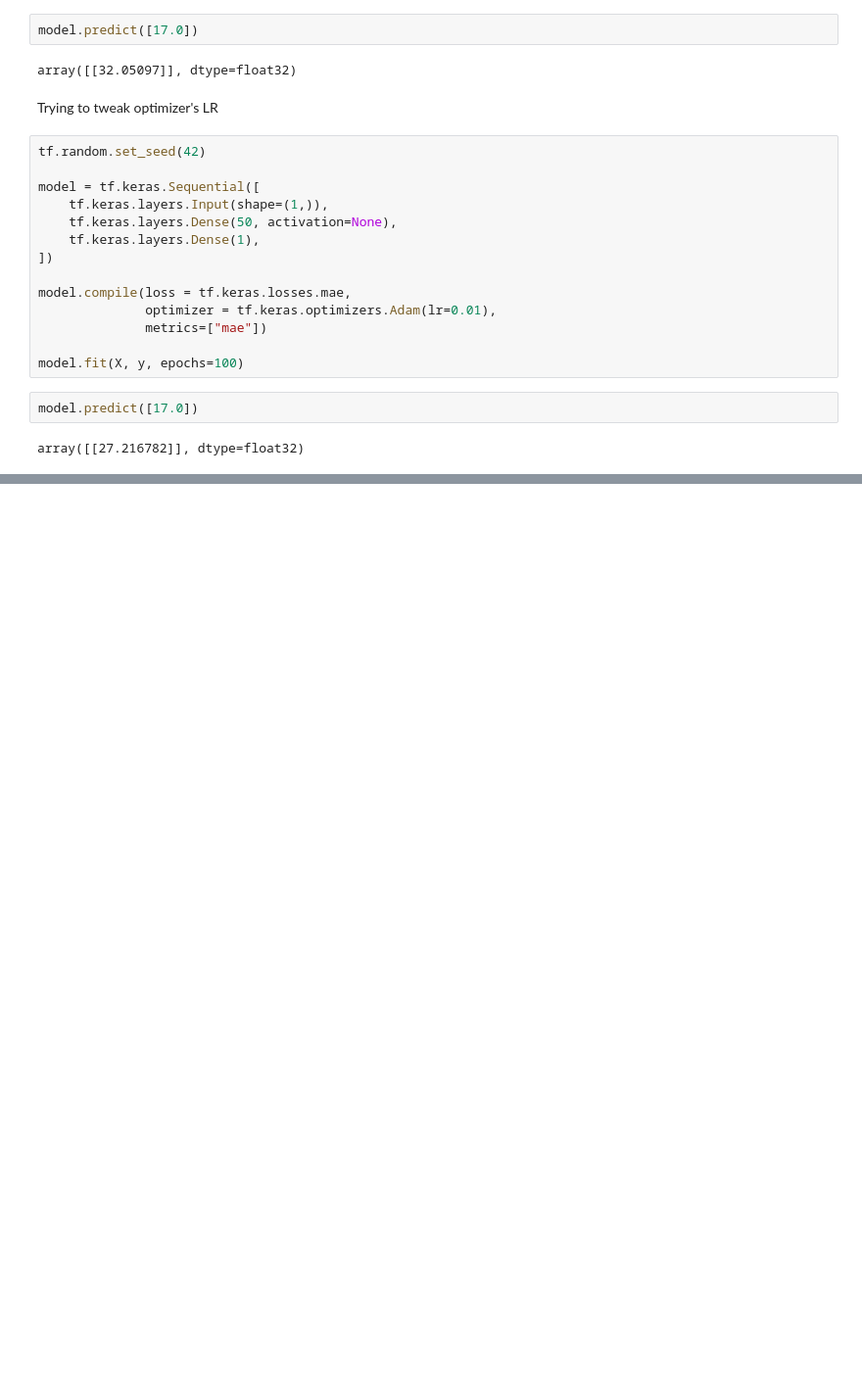
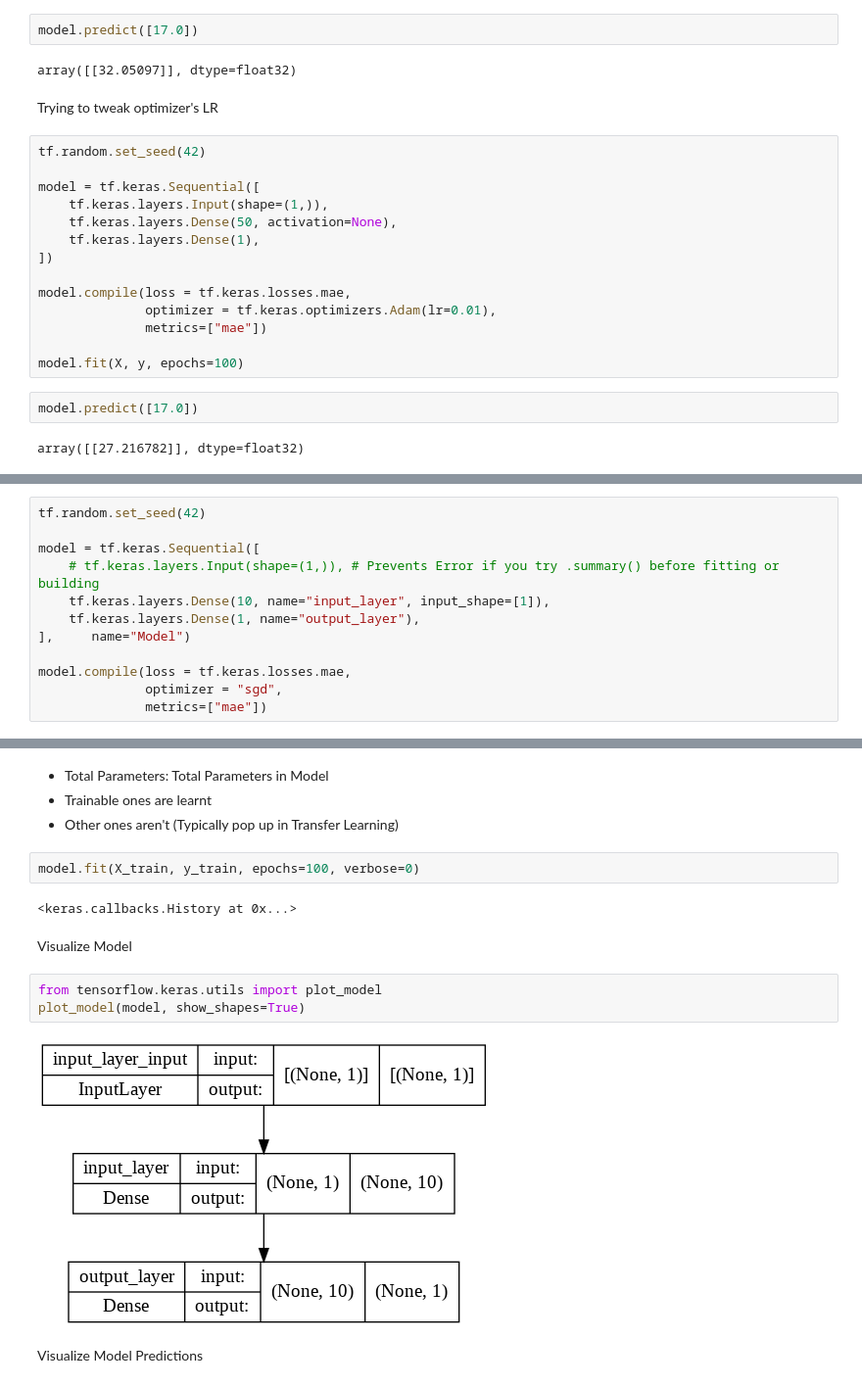
Before and after one commit to aflah02/Regression-Tensorflow, a Jupyter notebook: NNRegressionWithTFBoilerplate.ipynb, the cells around one changed output, grey strips where cells are left out. Shown: that part at 98% size. Drawn from its saved outputs; the diff is of its cells as text; blank space fills up the shorter version.

```diff
--- a/NNRegressionWithTFBoilerplate.ipynb
+++ b/NNRegressionWithTFBoilerplate.ipynb
@@ -264,0 +338,12 @@ We're Pretty Close as Our Original Relation was Y = x + 10
+# %%
+tf.random.set_seed(42)
+
+model = tf.keras.Sequential([
+    # tf.keras.layers.Input(shape=(1,)), # Prevents Error if you try .summary() before fitting or building
+    tf.keras.layers.Dense(10, name="input_layer", input_shape=[1]),
+    tf.keras.layers.Dense(1, name="output_layer"),
+],     name="Model")
+
+model.compile(loss = tf.keras.losses.mae,
+              optimizer = "sgd",
+              metrics=["mae"])
@@ -264,0 +368,17 @@ We're Pretty Close as Our Original Relation was Y = x + 10
+# %% [markdown]
+- Total Parameters: Total Parameters in Model
+- Trainable ones are learnt
+- Other ones aren't (Typically pop up in Transfer Learning)
+# %%
+model.fit(X_train, y_train, epochs=100, verbose=0)
+# %% [output]
+<keras.callbacks.History at 0x...>
+# %% [markdown]
+Visualize Model
+# %%
+from tensorflow.keras.utils import plot_model
+plot_model(model, show_shapes=True)
+# %% [output]
+[figure, added]
+# %% [markdown]
+Visualize Model Predictions
```
Also changed, not shown: parts of 15 cells of this notebook.
